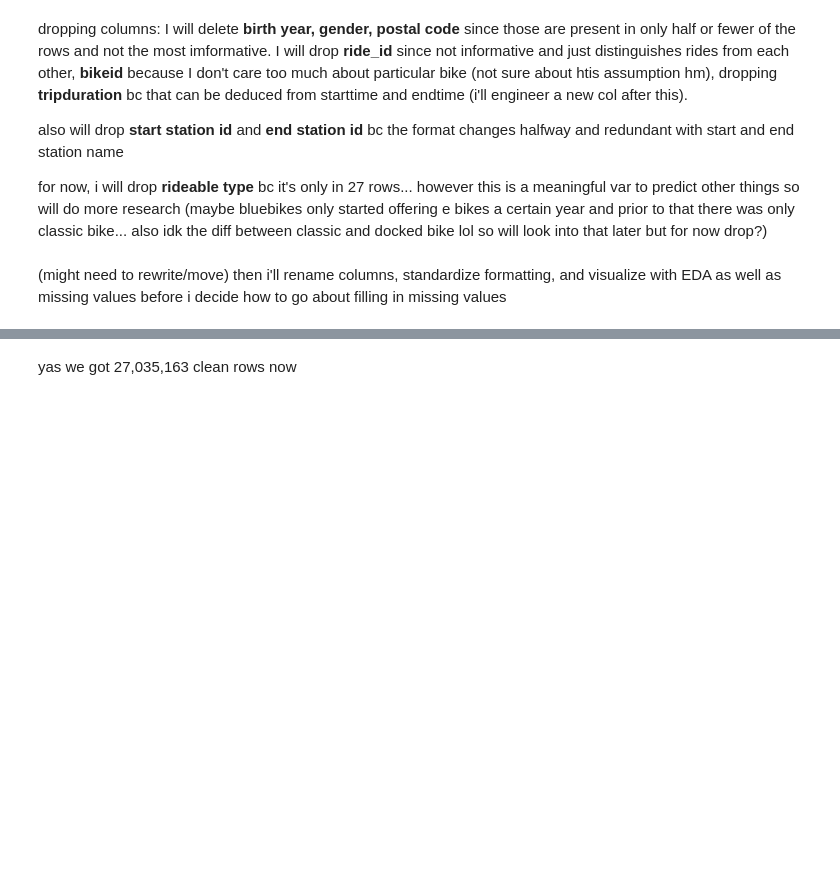
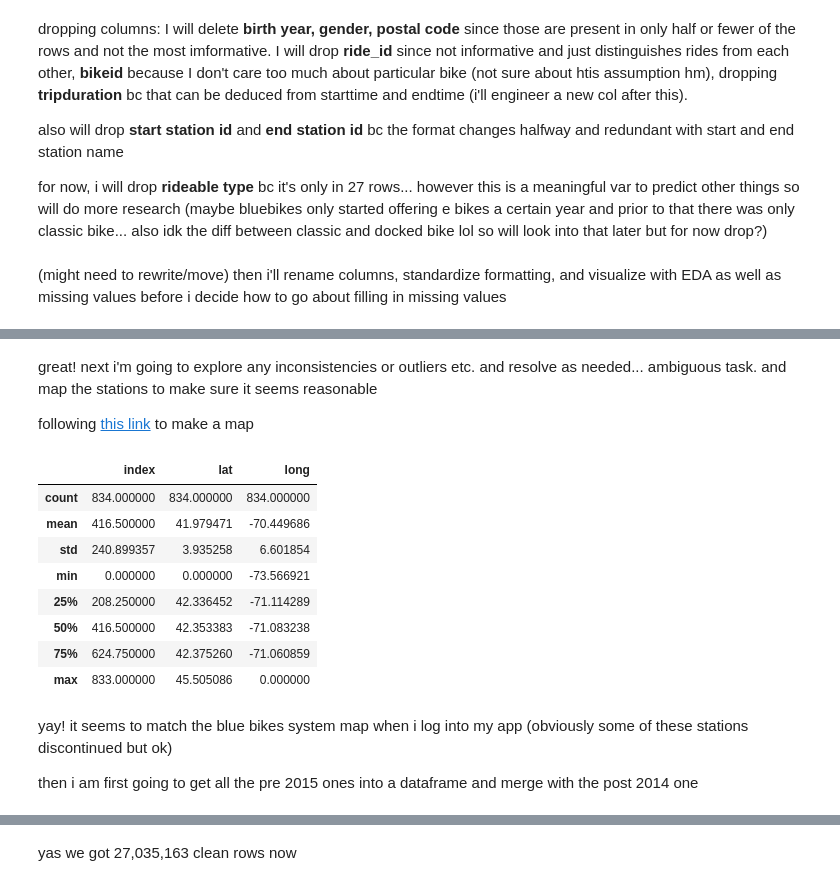
Before and after one commit to ejwang8/bike-share-eda-modelling-dashboard, a Jupyter notebook: bike-eda-modelling.ipynb, the cells around one changed output, grey strips where cells are left out. Drawn from its saved outputs; the diff is of its cells as text; code cells hidden in the pictures; blank space fills up the shorter version.

```diff
--- a/bike-eda-modelling.ipynb
+++ b/bike-eda-modelling.ipynb
@@ -319,0 +569,18 @@ big_df.head()
+# %%
+station_master.reset_index(inplace = True)
+# %% [markdown]
+great! next i'm going to explore any inconsistencies or outliers etc. and resolve as needed... ambiguous task. and map the stations to make sure it seems reasonable
+
+following [this link](https://edg.it.com/python-interactive-mapping/how-to-create-interactive-maps-with-python-using-openstreetmap-and-plotly/) to make a map
+# %%
+station_master.describe()
+# %% [output]
+|  | index | lat | long |
+| count | 834.000000 | 834.000000 | 834.000000 |
+| mean | 416.500000 | 41.979471 | -70.449686 |
+| std | 240.899357 | 3.935258 | 6.601854 |
+| min | 0.000000 | 0.000000 | -73.566921 |
+| 25% | 208.250000 | 42.336452 | -71.114289 |
+| 50% | 416.500000 | 42.353383 | -71.083238 |
+| 75% | 624.750000 | 42.375260 | -71.060859 |
+| max | 833.000000 | 45.505086 | 0.000000 |
@@ -319,0 +598,4 @@ big_df.head()
+# %% [markdown]
+yay! it seems to match the blue bikes system map when i log into my app (obviously some of these stations discontinued but ok)
+
+then i am first going to get all the pre 2015 ones into a dataframe and merge with the post 2014 one
```
Also changed, not shown: parts of 94 cells of this notebook.
